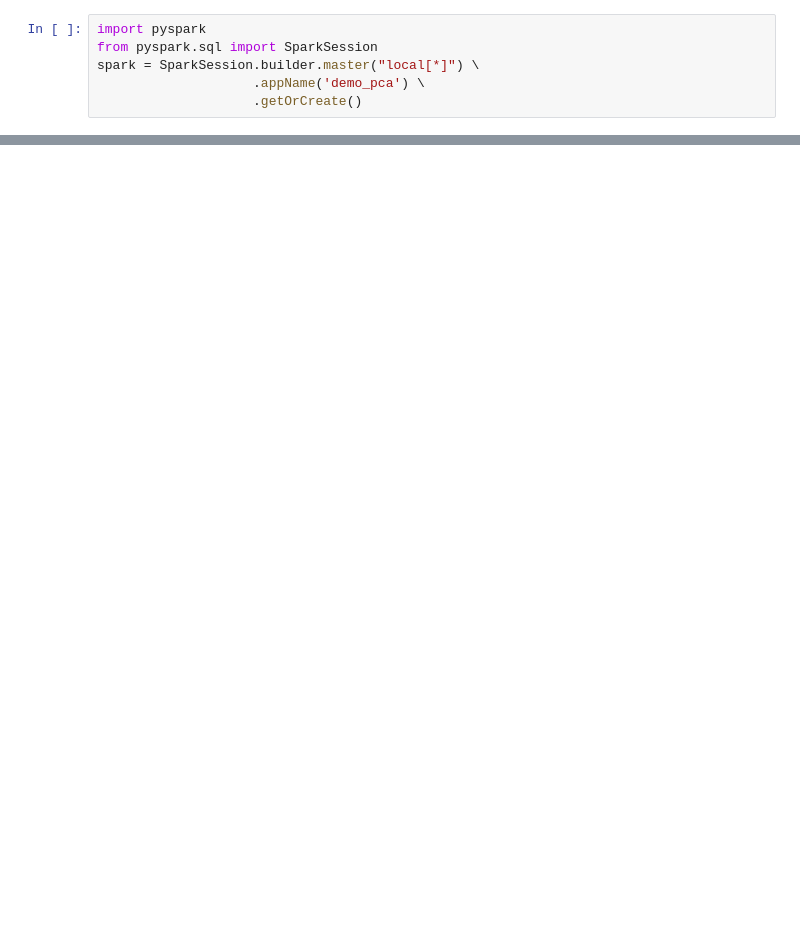
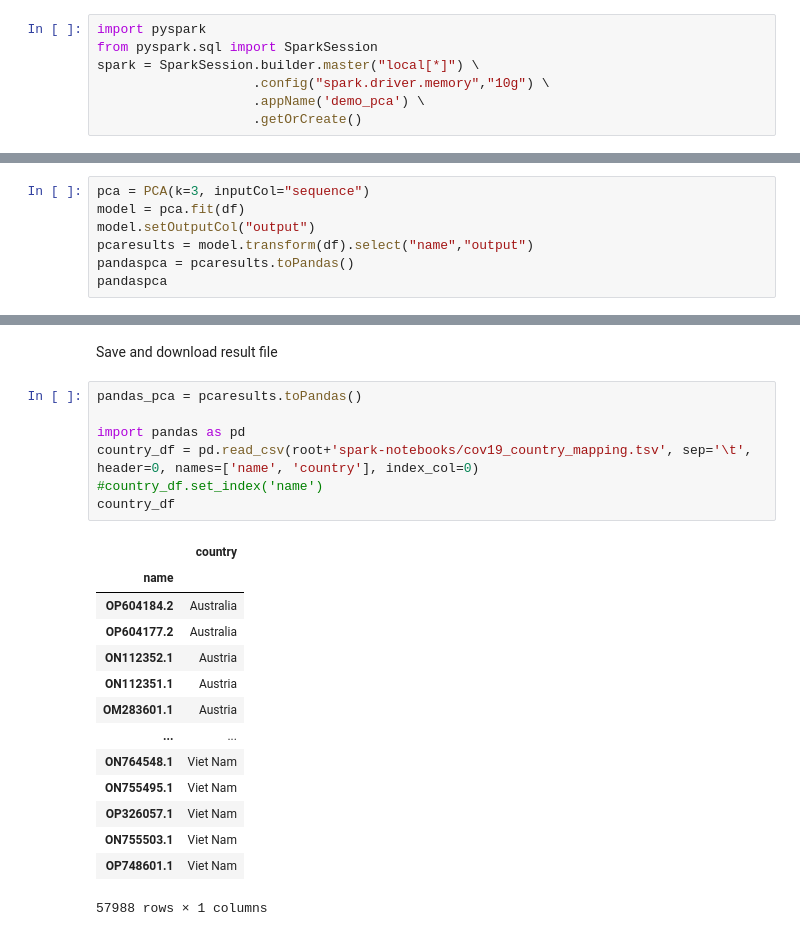
Before and after one commit to sigmarkarl/spark-notebooks, a Jupyter notebook: spark_ml_pca.ipynb, the cells around one changed output, grey strips where cells are left out. Drawn from its saved outputs; the diff is of its cells as text; blank space fills up the shorter version.

```diff
--- a/spark_ml_pca.ipynb
+++ b/spark_ml_pca.ipynb
@@ -10,6 +21,7 @@ Requirement already satisfied: py4j==0.10.9.5 in /opt/homebrew/lib/python3.10/si
 import pyspark
 from pyspark.sql import SparkSession
 spark = SparkSession.builder.master("local[*]") \
+                    .config("spark.driver.memory","10g") \
                     .appName('demo_pca') \
                     .getOrCreate()
 # %% [output]
@@ -22,0 +136,7 @@ To adjust logging level use sc.setLogLevel(newLevel). For SparkR, use setLogLeve
+# %%
+pca = PCA(k=3, inputCol="sequence")
+model = pca.fit(df)
+model.setOutputCol("output")
+pcaresults = model.transform(df).select("name","output")
+pandaspca = pcaresults.toPandas()
+pandaspca
@@ -22,0 +162,24 @@ To adjust logging level use sc.setLogLevel(newLevel). For SparkR, use setLogLeve
+# %% [markdown]
+Save and download result file
+# %%
+pandas_pca = pcaresults.toPandas()
+
+import pandas as pd
+country_df = pd.read_csv(root+'spark-notebooks/cov19_country_mapping.tsv', sep='\t', header=0, names=['name', 'country'], index_col=0)
+#country_df.set_index('name')
+country_df
+# %% [output]
+|  | country |
+| name |  |
+| OP604184.2 | Australia |
+| OP604177.2 | Australia |
+| ON112352.1 | Austria |
+| ON112351.1 | Austria |
+| OM283601.1 | Austria |
+| ... | ... |
+| ON764548.1 | Viet Nam |
+| ON755495.1 | Viet Nam |
+| OP326057.1 | Viet Nam |
+| ON755503.1 | Viet Nam |
+| OP748601.1 | Viet Nam |
+57988 rows × 1 columns
```
Also changed, not shown: parts of 21 cells of this notebook.
